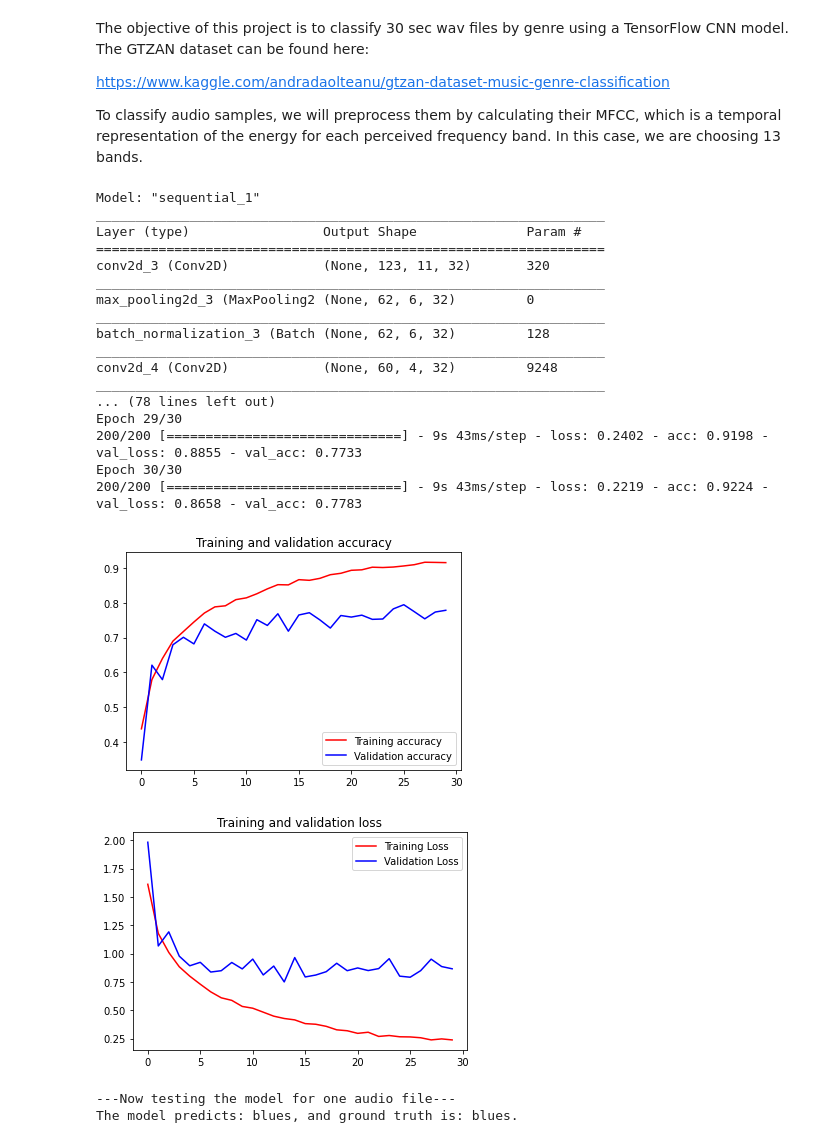
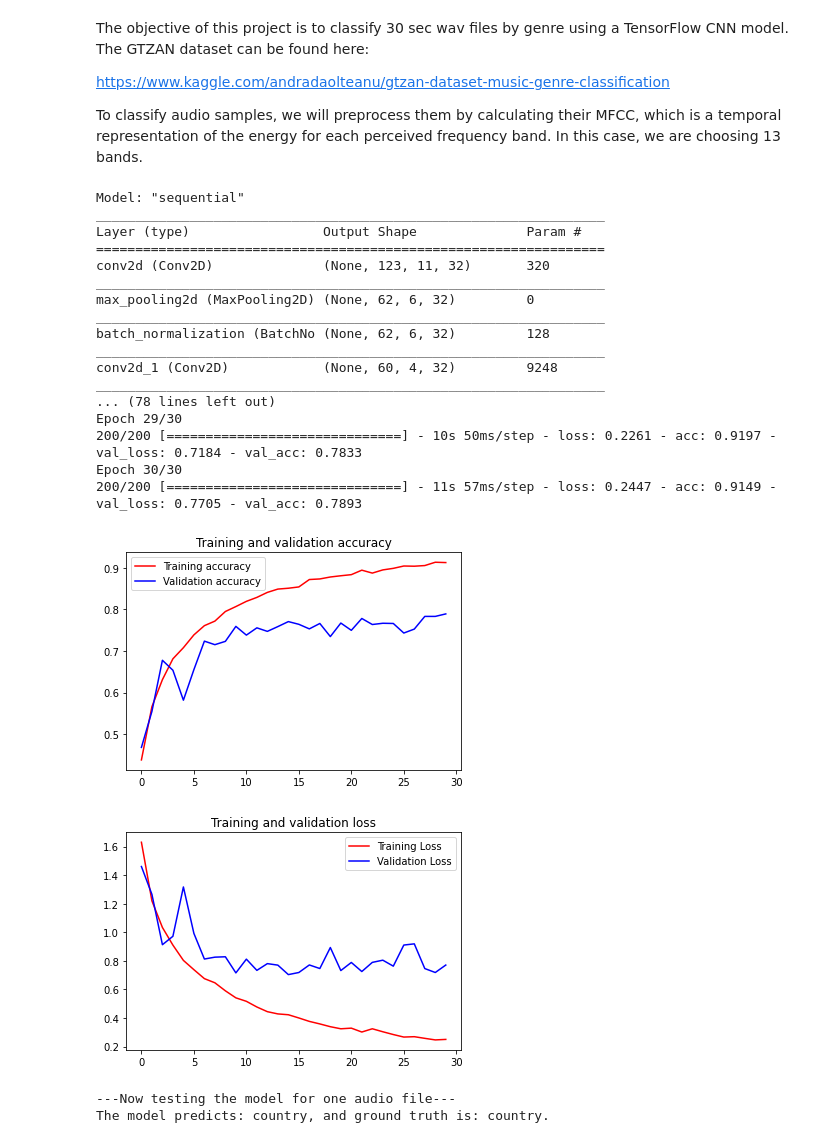
Before and after one commit to msaintfelix/TensorFlow_MusicGenre_Classifier, a Jupyter notebook: CNN_MusicGenre_Classifier.ipynb, the cells around one changed output. Cells and saved outputs as stored; diff of their text form; code cells hidden in the pictures.

```diff
--- a/CNN_MusicGenre_Classifier.ipynb
+++ b/CNN_MusicGenre_Classifier.ipynb
@@ -154,7 +154,7 @@ def plot_performance(hist):
 
 if __name__ == "__main__":
 
-    preprocess_data(source_path=SOURCE_PATH, json_path=JSON_PATH)
+    #preprocess_data(source_path=SOURCE_PATH, json_path=JSON_PATH)
 
     inputs, targets = load_data(json_path=JSON_PATH)
 
@@ -166,41 +166,41 @@ if __name__ == "__main__":
     # Selection of the optimizer, loss type and metrics for performance evaluation.
     model.compile(optimizer = tf.keras.optimizers.RMSprop(lr=0.001),
                      loss='sparse_categorical_crossentropy',
                      metrics = ['acc']
                      )
 
     model.summary()
 
     #Training the model.
     history = model.fit(Xtrain, ytrain,
                         validation_data=(Xval, yval),
                         epochs=30,
                         batch_size=32
                         )
 
     plot_performance(history)
 
     # Testing the model on never seen before data.
     make_prediction(model, Xtest, ytest, 24)
 # %% [output]
-Model: "sequential_1"
+Model: "sequential"
 _________________________________________________________________
 Layer (type)                 Output Shape              Param #
 =================================================================
-conv2d_3 (Conv2D)            (None, 123, 11, 32)       320
+conv2d (Conv2D)              (None, 123, 11, 32)       320
 _________________________________________________________________
-max_pooling2d_3 (MaxPooling2 (None, 62, 6, 32)         0
+max_pooling2d (MaxPooling2D) (None, 62, 6, 32)         0
 _________________________________________________________________
-batch_normalization_3 (Batch (None, 62, 6, 32)         128
+batch_normalization (BatchNo (None, 62, 6, 32)         128
 _________________________________________________________________
-conv2d_4 (Conv2D)            (None, 60, 4, 32)         9248
+conv2d_1 (Conv2D)            (None, 60, 4, 32)         9248
 _________________________________________________________________
 ... (78 lines left out)
 Epoch 29/30
-200/200 [==============================] - 9s 43ms/step - loss: 0.2402 - acc: 0.9198 - val_loss: 0.8855 - val_acc: 0.7733
+200/200 [==============================] - 10s 50ms/step - loss: 0.2261 - acc: 0.9197 - val_loss: 0.7184 - val_acc: 0.7833
 Epoch 30/30
-200/200 [==============================] - 9s 43ms/step - loss: 0.2219 - acc: 0.9224 - val_loss: 0.8658 - val_acc: 0.7783
+200/200 [==============================] - 11s 57ms/step - loss: 0.2447 - acc: 0.9149 - val_loss: 0.7705 - val_acc: 0.7893
-[figure, old version]
+[figure, new version]
-[figure, old version]
+[figure, new version]
 ---Now testing the model for one audio file---
-The model predicts: blues, and ground truth is: blues.
+The model predicts: country, and ground truth is: country.
```
